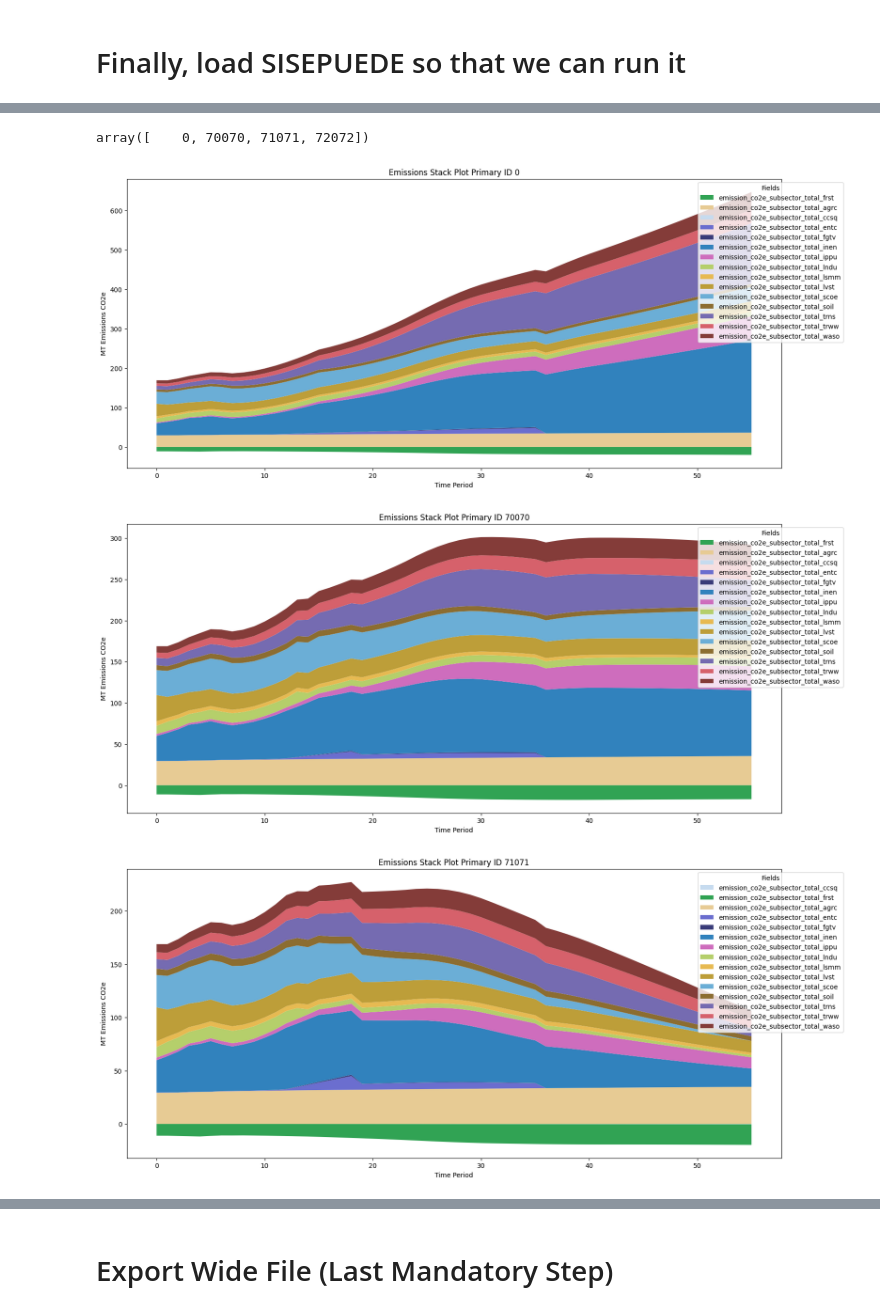
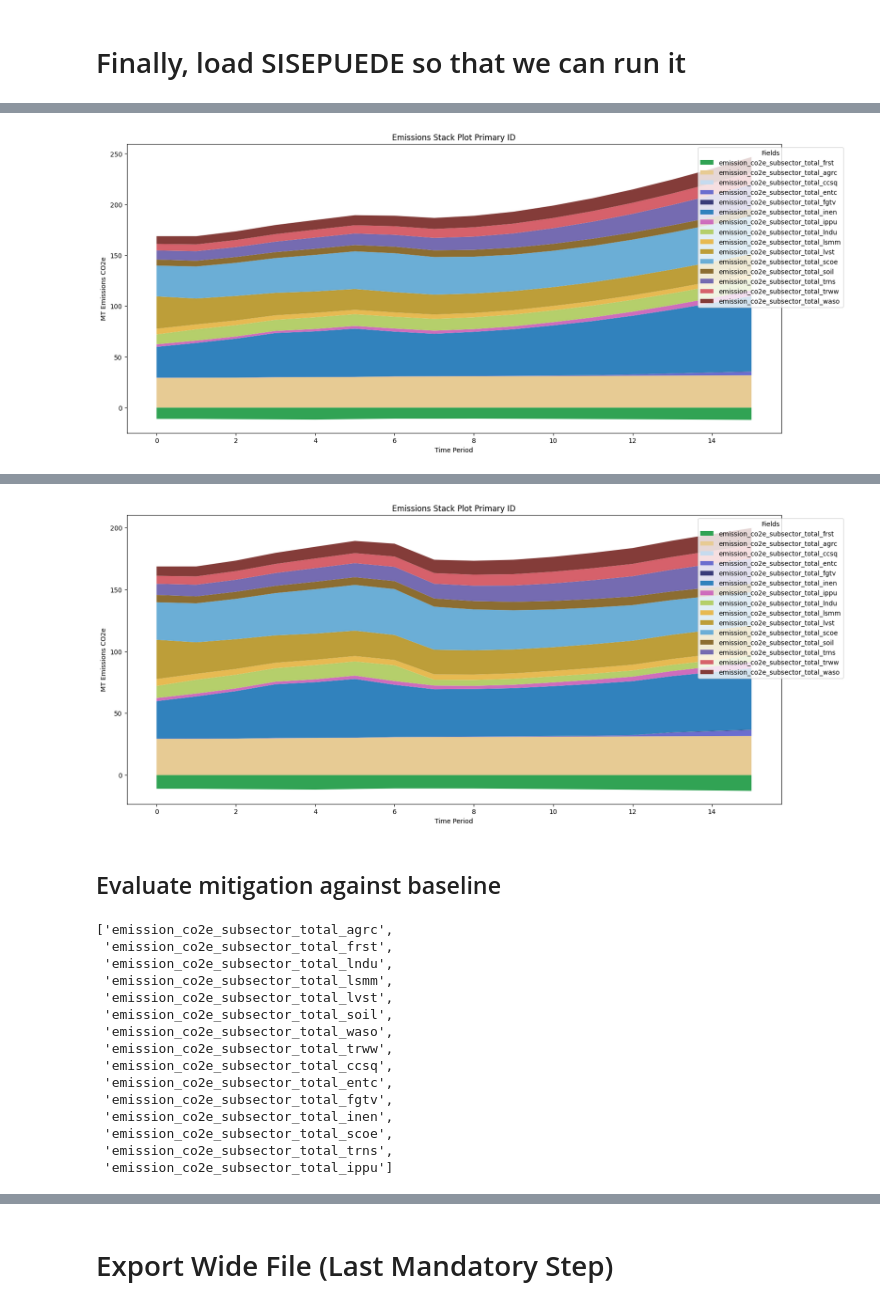
Before and after one commit to sisepuede-framework/ssp_uganda_data, a Jupyter notebook: ssp_modeling/notebooks/uganda_manager_wb_ndc_2_tunning.ipynb, the cells around one changed output, grey strips where cells are left out. Cells and saved outputs as stored; diff of their text form; code cells hidden in the pictures.

```diff
--- a/ssp_modeling/notebooks/uganda_manager_wb_ndc_2_tunning.ipynb
+++ b/ssp_modeling/notebooks/uganda_manager_wb_ndc_2_tunning.ipynb
@@ -413,7 +432,7 @@ ssp = si.SISEPUEDE(
     initialize_as_dummy = not(energy_model_flag), # no connection to Julia is initialized if set to True
     regions = [country_name],
     strategies = strategies,
-    try_exogenous_xl_types_in_variable_specification = True,
+    # try_exogenous_xl_types_in_variable_specification = True,
     attribute_time_period = cdn._ATTRIBUTE_TABLE_TIME_PERIOD
 )
 # %% [output]
@@ -454,0 +474,4 @@ yay
+# %%
+df_baseline = strategies.get_strategy(0)
+df_baseline = df_baseline()
+df_baseline.tail()
@@ -454,0 +498,6 @@ yay
+# %%
+df_out_baseline = ssp.models.project(df_input_data=df_baseline,
+                   time_periods_run=list(range(16)))
+
+df_out_strategy = ssp.models.project(df_input_data=df_strategy,
+                   time_periods_run=list(range(16)))
@@ -565,7 +572,7 @@ def plot_field_stack(
     fields,
     dict_format,
     time_col="time_period",
-    primary_id=0,
+    primary_id=None,
     figsize=(18, 8),
     legend_loc='upper right',
     legend_bbox=(1.1, 1),
@@ -595,7 +602,10 @@ def plot_field_stack(
     if title:
         ax.set_title(title)
 
-    df_plot = df[df[ssp.key_primary].isin([primary_id])]
+    if primary_id is not None:
+        df_plot = df[df[ssp.key_primary].isin([primary_id])]
+    else:
+        df_plot = df
 
     fig, ax = spu.plot_stack(
         df_plot,
@@ -616,23 +626,16 @@ dict_format = dict(
     matt.get_subsector_color_map().items()
 )
 # %%
-run_primary_ids = df_out.primary_id.unique()
-run_primary_ids
+# run_primary_ids = df_out.primary_id.unique()
+# run_primary_ids
-# %% [output]
-array([    0, 70070, 71071, 72072])
 # %%
 # Plot the emissions stack for the primary_id 0 (which is the baseline)
 
-for single_id in run_primary_ids:
-
-    plot_field_stack(
-        df_out,
-        subsector_emission_fields,
-        dict_format,
-        primary_id=single_id,
-        title=f"Emissions Stack Plot Primary ID {single_id}"
-    )
+plot_field_stack(
+    df_out_baseline,
+    subsector_emission_fields,
+    dict_format,
+    title=f"Emissions Stack Plot Primary ID"
+)
 # %% [output]
-[figure, old version]
+[figure, new version]
-[figure, removed]
-[figure, removed]
@@ -639,0 +642,29 @@ for single_id in run_primary_ids:
+# %%
+plot_field_stack(
+    df_out_strategy,
+    subsector_emission_fields,
+    dict_format,
+    title=f"Emissions Stack Plot Primary ID"
+)
+# %% [output]
+[figure, added]
+# %% [markdown]
+## Evaluate mitigation against baseline
+# %%
+subsector_emission_fields
+# %% [output]
+['emission_co2e_subsector_total_agrc',
+ 'emission_co2e_subsector_total_frst',
+ 'emission_co2e_subsector_total_lndu',
+ 'emission_co2e_subsector_total_lsmm',
+ 'emission_co2e_subsector_total_lvst',
+ 'emission_co2e_subsector_total_soil',
+ 'emission_co2e_subsector_total_waso',
+ 'emission_co2e_subsector_total_trww',
+ 'emission_co2e_subsector_total_ccsq',
+ 'emission_co2e_subsector_total_entc',
+ 'emission_co2e_subsector_total_fgtv',
+ 'emission_co2e_subsector_total_inen',
+ 'emission_co2e_subsector_total_scoe',
+ 'emission_co2e_subsector_total_trns',
+ 'emission_co2e_subsector_total_ippu']
```
Also changed, not shown: parts of 40 cells of this notebook, 3 other files.
